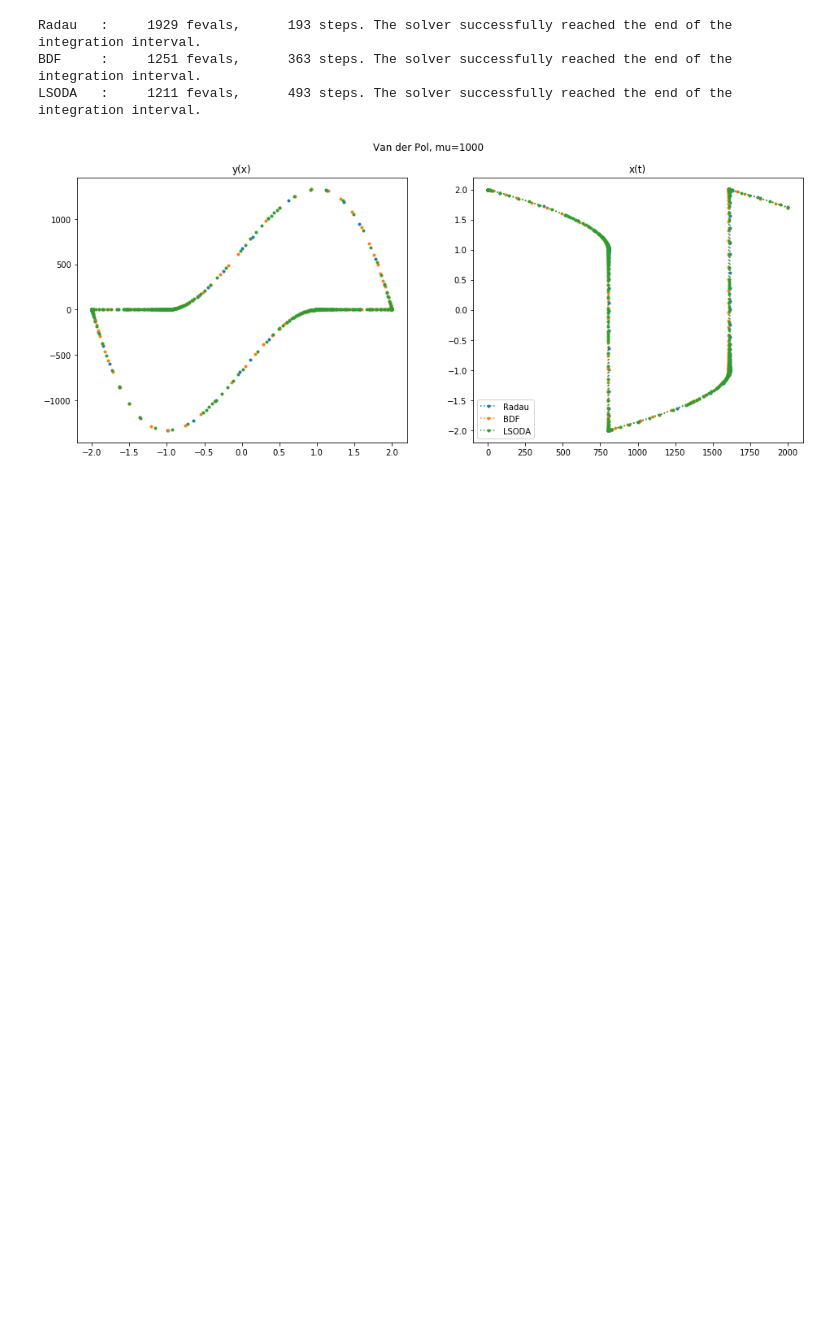
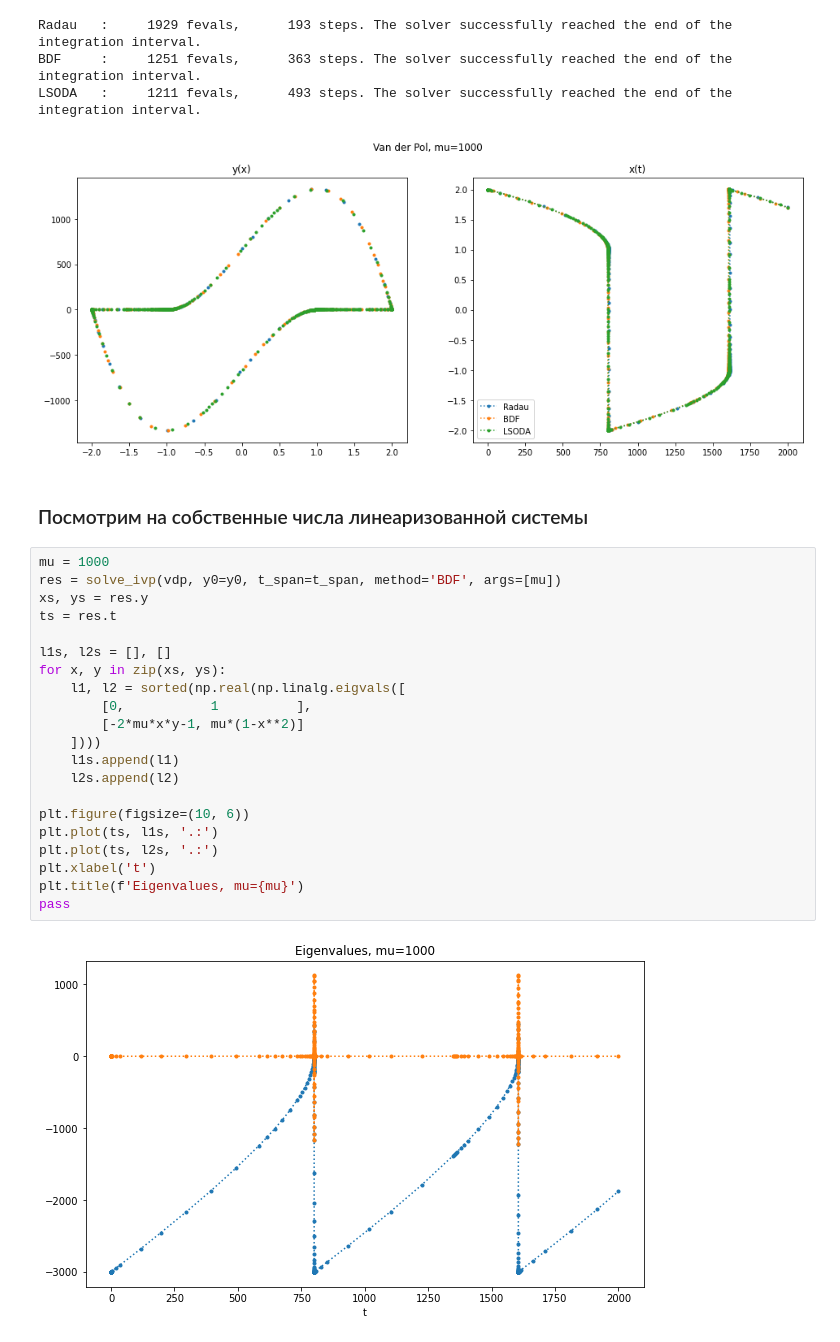
Before and after one commit to sedefe/chm, a Jupyter notebook: S3T2_solve_ode/notebooks/stiffness.ipynb, the cells around one changed output. Cells and saved outputs as stored; diff of their text form; blank space fills up the shorter version.

```diff
--- a/S3T2_solve_ode/notebooks/stiffness.ipynb
+++ b/S3T2_solve_ode/notebooks/stiffness.ipynb
@@ -97,3 +100,28 @@ Radau   :     1929 fevals,      193 steps. The solver successfully reached the e
 BDF     :     1251 fevals,      363 steps. The solver successfully reached the end of the integration interval.
 LSODA   :     1211 fevals,      493 steps. The solver successfully reached the end of the integration interval.
 [figure]
+# %% [markdown]
+### Посмотрим на собственные числа линеаризованной системы
+# %%
+mu = 1000
+res = solve_ivp(vdp, y0=y0, t_span=t_span, method='BDF', args=[mu])
+xs, ys = res.y
+ts = res.t
+
+l1s, l2s = [], []
+for x, y in zip(xs, ys):
+    l1, l2 = sorted(np.real(np.linalg.eigvals([
+        [0,           1          ],
+        [-2*mu*x*y-1, mu*(1-x**2)]
+    ])))
+    l1s.append(l1)
+    l2s.append(l2)
+
+plt.figure(figsize=(10, 6))
+plt.plot(ts, l1s, '.:')
+plt.plot(ts, l2s, '.:')
+plt.xlabel('t')
+plt.title(f'Eigenvalues, mu={mu}')
+pass
+# %% [output]
+[figure, added]
```
Also changed, not shown: parts of 4 cells of this notebook, 1 other file.
